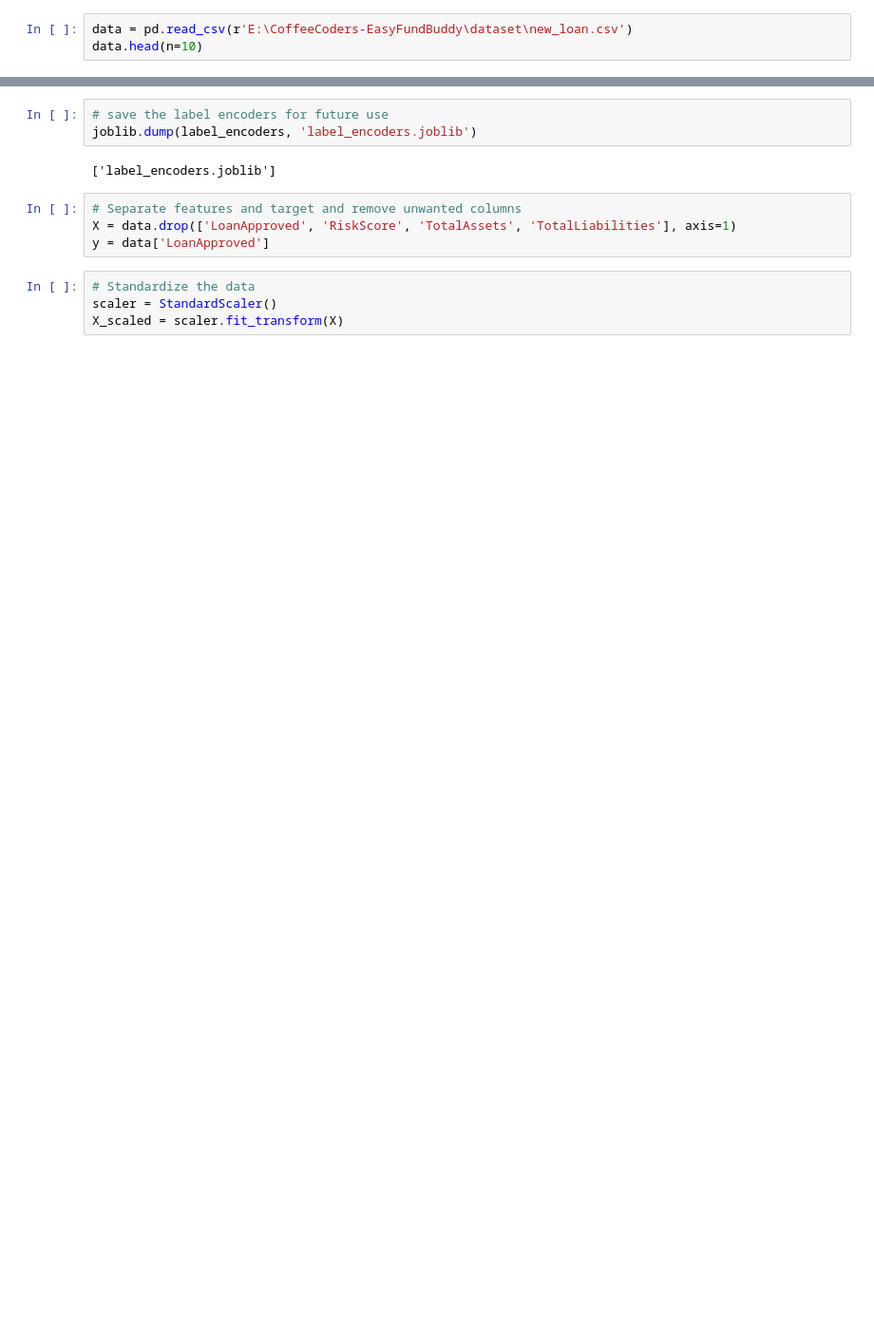
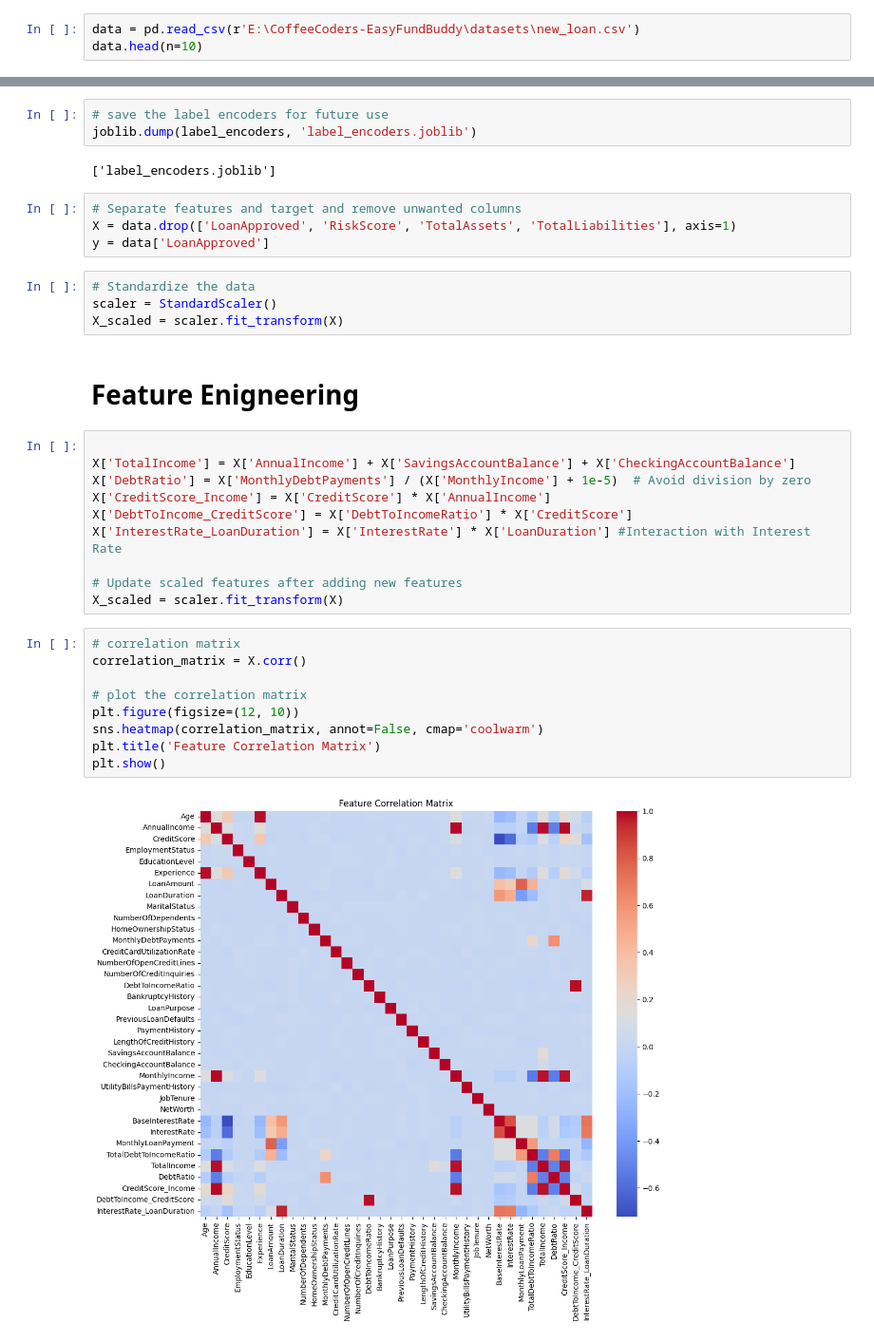
Before and after one commit to TechAditya01/CoffeeCoder-EasyFundBuddy, a Jupyter notebook: data_preprocessing.ipynb, the cells around one changed output, grey strips where cells are left out. Shown at 95% size. Cells and saved outputs as stored; diff of their text form; blank space fills up the shorter version.

```diff
--- a/data_preprocessing.ipynb
+++ b/data_preprocessing.ipynb
@@ -7,5 +9,5 @@ import joblib
 # %%
-data = pd.read_csv(r'E:\CoffeeCoders-EasyFundBuddy\dataset\new_loan.csv')
+data = pd.read_csv(r'E:\CoffeeCoders-EasyFundBuddy\datasets\new_loan.csv')
 data.head(n=10)
 # %% [output]
 |  | Age | AnnualIncome | CreditScore | EmploymentStatus | EducationLevel | Experience | LoanAmount | ... |
@@ -61,3 +63,26 @@ y = data['LoanApproved']
 # Standardize the data
 scaler = StandardScaler()
 X_scaled = scaler.fit_transform(X)
+# %% [markdown]
+# Feature Enigneering
+# %%
+
+X['TotalIncome'] = X['AnnualIncome'] + X['SavingsAccountBalance'] + X['CheckingAccountBalance']
+X['DebtRatio'] = X['MonthlyDebtPayments'] / (X['MonthlyIncome'] + 1e-5)  # Avoid division by zero
+X['CreditScore_Income'] = X['CreditScore'] * X['AnnualIncome']
+X['DebtToIncome_CreditScore'] = X['DebtToIncomeRatio'] * X['CreditScore']
+X['InterestRate_LoanDuration'] = X['InterestRate'] * X['LoanDuration'] #Interaction with Interest Rate
+
+# Update scaled features after adding new features
+X_scaled = scaler.fit_transform(X)
+# %%
+# correlation matrix
+correlation_matrix = X.corr()
+
+# plot the correlation matrix
+plt.figure(figsize=(12, 10))
+sns.heatmap(correlation_matrix, annot=False, cmap='coolwarm')
+plt.title('Feature Correlation Matrix')
+plt.show()
+# %% [output]
+[figure, added]
```
Also changed, not shown: parts of 4 cells of this notebook, 2 other files.
